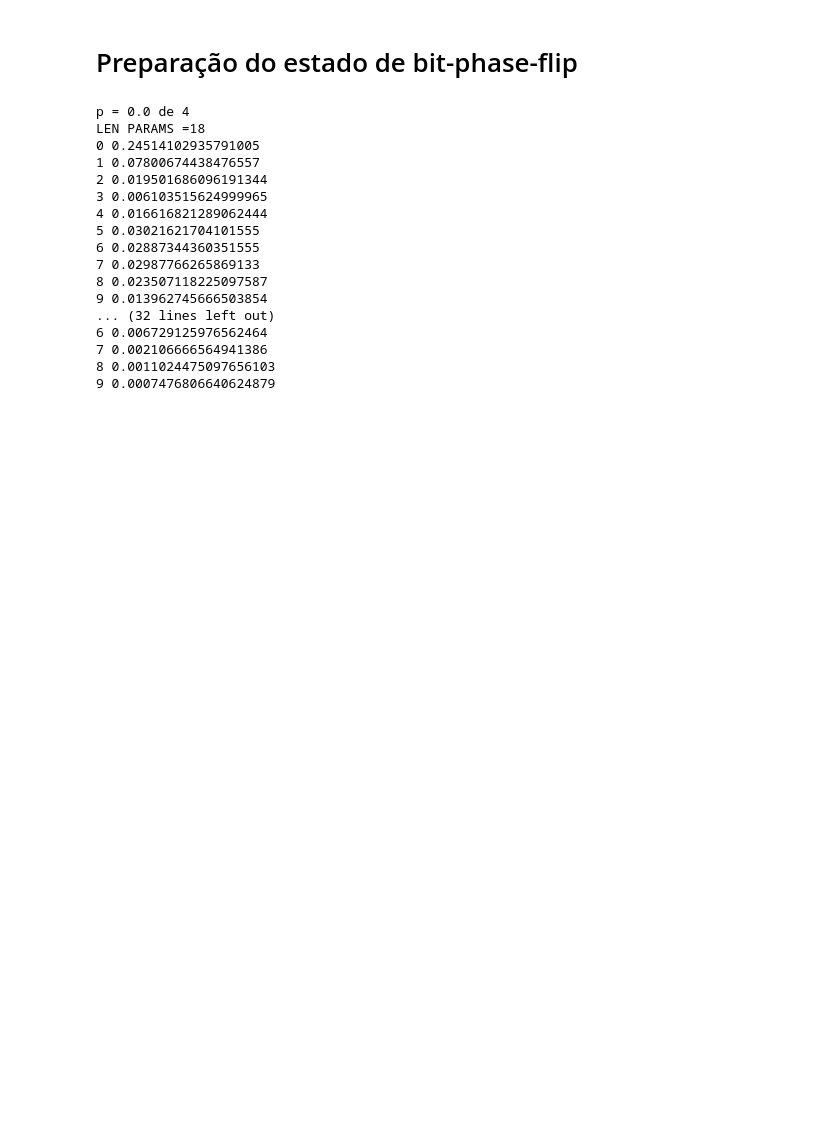
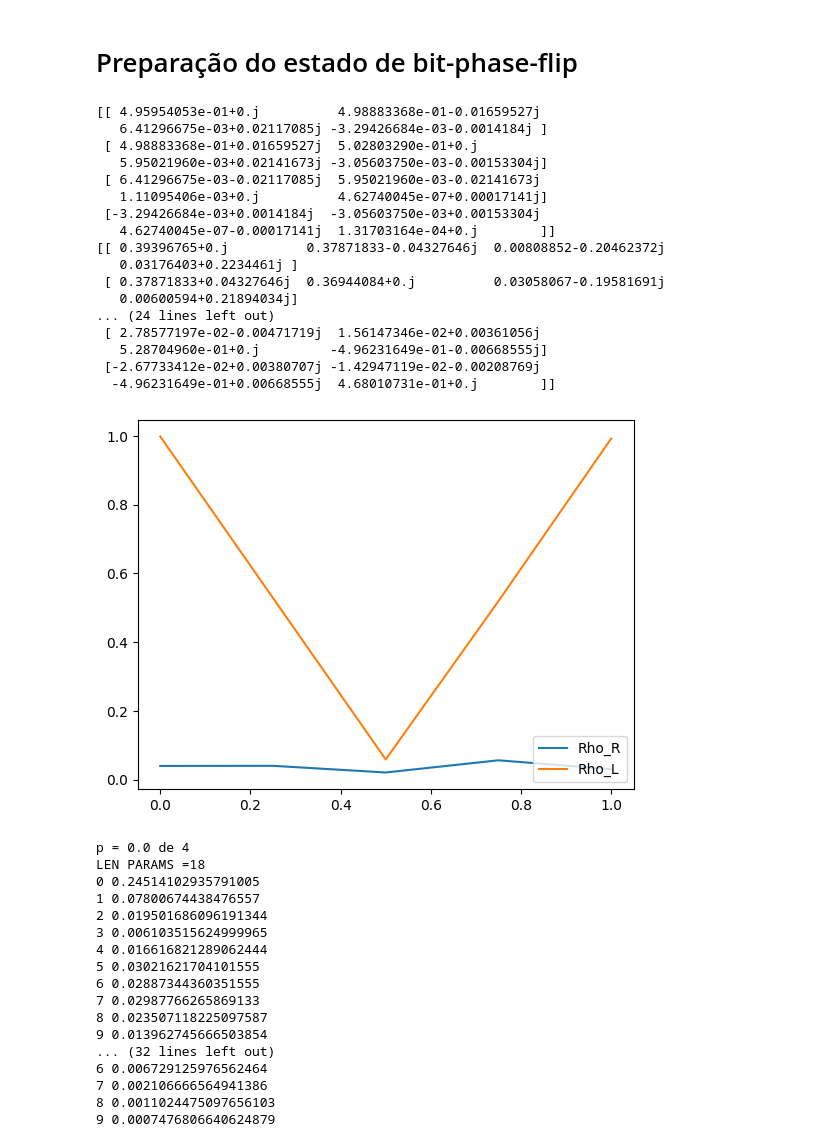
Before and after one commit to SchultzVV/Runtime-qiskit, a Jupyter notebook: bit-phase-flip.ipynb, the cells around one changed output. Drawn from its saved outputs; the diff is of its cells as text; code cells hidden in the pictures; blank space fills up the shorter version.

```diff
--- a/bit-phase-flip.ipynb
+++ b/bit-phase-flip.ipynb
@@ -1,5 +1,55 @@
 # %% [markdown]
 # Preparação do estado de bit-phase-flip
+# %%
+'''                                  ReadMe                                                      '''
+'''# Nessa célula vamos apenas mudar a função geradora do estado a ser preparado                 '''
+'''# Basta alterar a função que gera o estado, nesse caso target_op = init_state_ref(n_qubits, p)'''
+from src.generalize import *
+from src.vqa_tools import general_vqacircuit_penny
+from src.state_initializer import  init_state_ref,init_state_bpf
+
+def run_calcs(list_p, epochs):
+    coerencias_R = []
+    coerencias_L = []
+    for p in list_p:
+
+        n_qubits, params, depht, n = start_things(2, 3)
+
+        circuit, _ = general_vqacircuit_penny(n_qubits, depht)
+
+        #_, target_op = init_state_ref(n_qubits, p)
+        _, target_op = init_state_bpf(n_qubits, p)
+
+        qc, qr, params = optmize(epochs, n_qubits, circuit, params, target_op)
+
+        rho = tomograph(qc, qr)
+        print(rho)
+        coerencias_L, coerencias_R = results(rho, coerencias_R, coerencias_L)
+
+    plots(list_p, coerencias_R, coerencias_L)
+# %%
+list_p = np.linspace(0,1,3)
+list_p = [0,0.25,0.5,0.75,1]
+run_calcs(list_p, 5)
+# %% [output]
+[[ 4.95954053e-01+0.j          4.98883368e-01-0.01659527j
+   6.41296675e-03+0.02117085j -3.29426684e-03-0.0014184j ]
+ [ 4.98883368e-01+0.01659527j  5.02803290e-01+0.j
+   5.95021960e-03+0.02141673j -3.05603750e-03-0.00153304j]
+ [ 6.41296675e-03-0.02117085j  5.95021960e-03-0.02141673j
+   1.11095406e-03+0.j          4.62740045e-07+0.00017141j]
+ [-3.29426684e-03+0.0014184j  -3.05603750e-03+0.00153304j
+   4.62740045e-07-0.00017141j  1.31703164e-04+0.j        ]]
+[[ 0.39396765+0.j          0.37871833-0.04327646j  0.00808852-0.20462372j
+   0.03176403+0.2234461j ]
+ [ 0.37871833+0.04327646j  0.36944084+0.j          0.03058067-0.19581691j
+   0.00600594+0.21894034j]
+... (24 lines left out)
+ [ 2.78577197e-02-0.00471719j  1.56147346e-02+0.00361056j
+   5.28704960e-01+0.j         -4.96231649e-01-0.00668555j]
+ [-2.67733412e-02+0.00380707j -1.42947119e-02-0.00208769j
+  -4.96231649e-01+0.00668555j  4.68010731e-01+0.j        ]]
+[figure, added]
 # %%
 #import numpy as np
 from src.tools import *
```
Also changed, not shown: 3 other files.
